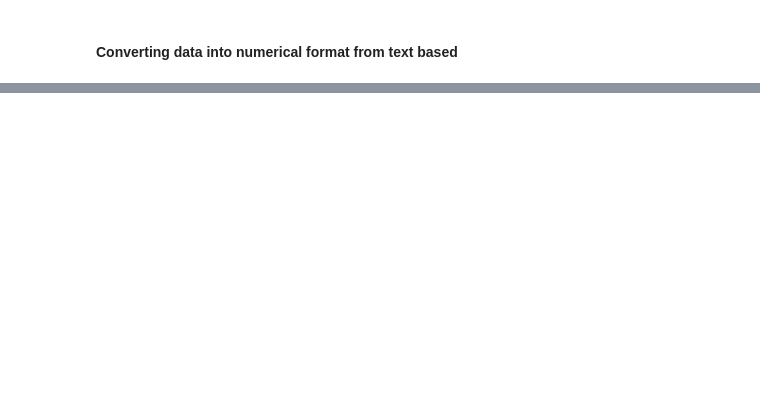
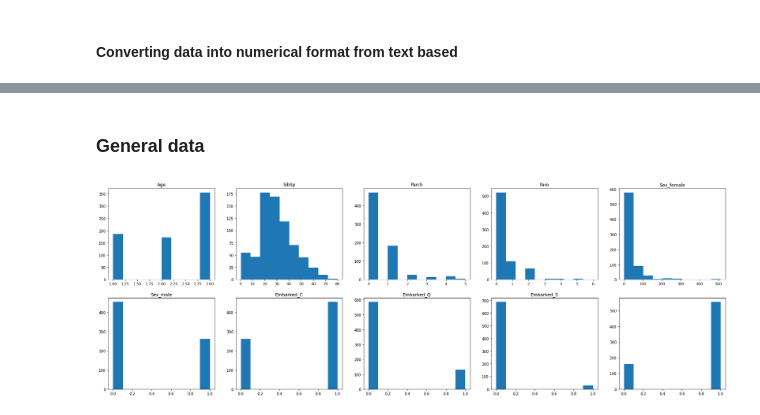
Before and after one commit to Danuk77/MachineLearning-Titanic, a Jupyter notebook: Titanic.ipynb, the cells around one changed output, grey strips where cells are left out. Saved outputs shown, nothing was run; the diff lists cells and outputs as text; code cells hidden in the pictures; blank space fills up the shorter version.

```diff
--- a/Titanic.ipynb
+++ b/Titanic.ipynb
@@ -38,0 +49,24 @@ toNumeric = OneHotEncoder()
+# %%
+# Convert the sex to numeric one hot encoding
+toNumeric = preprocessing.OneHotEncoder()
+sexTransformed = toNumeric.fit_transform(dataset[["Sex"]])
+sex = pd.DataFrame(sexTransformed.toarray(), columns = toNumeric.get_feature_names_out(['Sex']))
+
+# Convert the embarked to numeric one hot encoding
+toNumeric = preprocessing.OneHotEncoder()
+embarkedTransformed = toNumeric.fit_transform(dataset[["Embarked"]])
+embarked = pd.DataFrame(embarkedTransformed.toarray(), columns = toNumeric.get_feature_names_out(['Embarked']))
+
+# Get the Passenger class
+data = dataset[["Pclass", "Age", "SibSp", "Parch", "Fare", "Survived"]]
+
+
+keys = data.columns.tolist() + sex.columns.tolist() + embarked.columns.tolist()[:-1]
+newDataSet = pd.concat([data, sex, embarked[["Embarked_C", "Embarked_Q", "Embarked_S"]]], ignore_index=True, axis=1)
+newDataSet.columns = keys
+
+newData = newDataSet.dropna()
+
+# Extract the training data
+xTrain = newData.drop(columns = "Survived")
+yTrain = newData["Survived"]
@@ -38,0 +86,13 @@ toNumeric = OneHotEncoder()
+# %% [markdown]
+### General data
+# %%
+figure = plt.figure(figsize= (30,10))
+# Plot the histograms of each feature
+for i, j in enumerate(xTrain.columns.tolist()):
+    plt.title(j)
+    plt.subplot(2, len(xTrain.columns.tolist()) // 2, i + 1)
+    counts, bins = np.histogram(xTrain[j].values)
+    plt.hist(bins[:-1], bins, weights=counts)
+plt.show()
+# %% [output]
+[figure, added]
```
Also changed, not shown: parts of 23 cells of this notebook, 2 other files.
